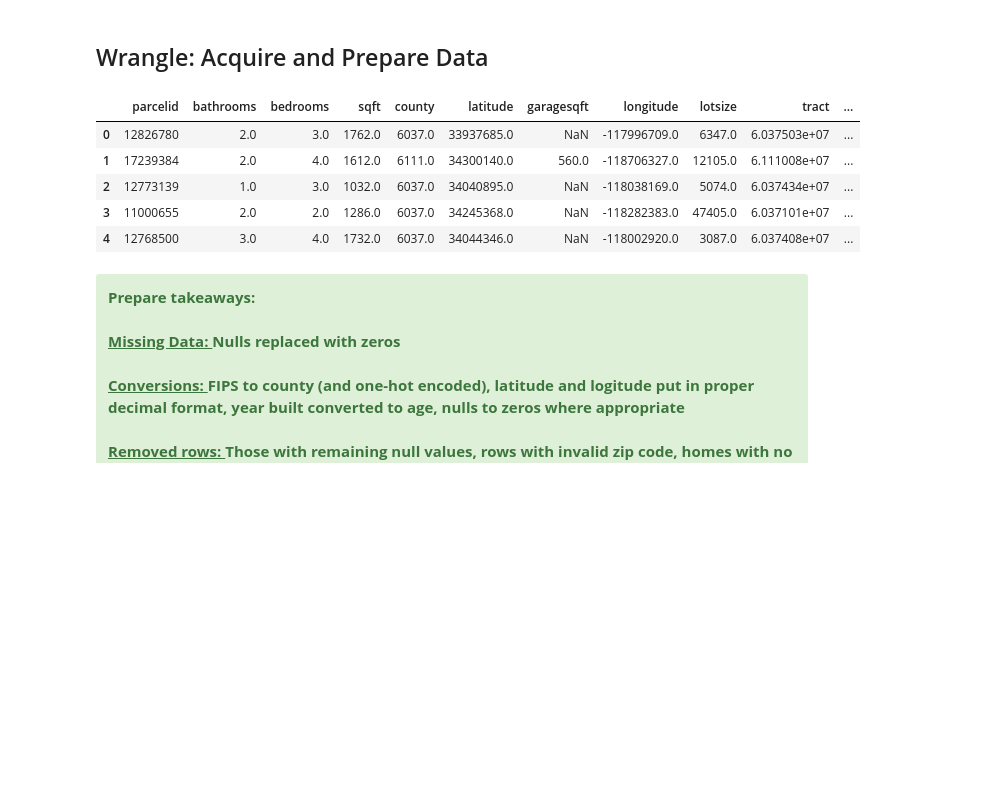
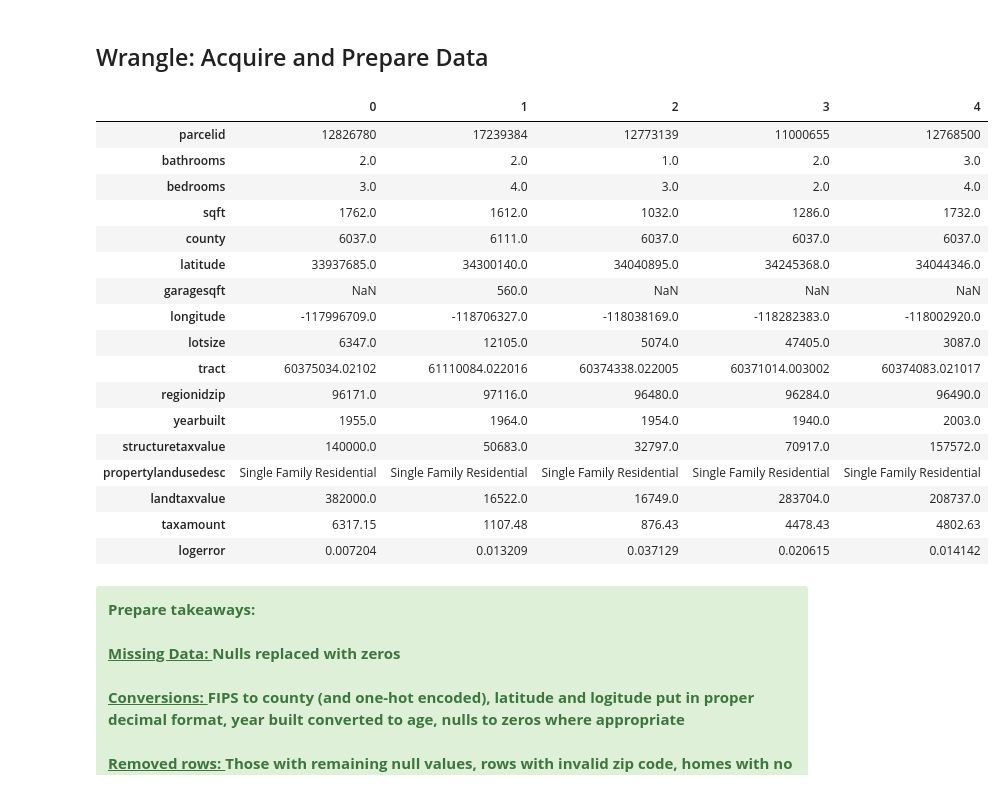
Before and after one commit to Codeup-Joe-Dan/zillow_clustering, a Jupyter notebook: final_notebook.ipynb, the cells around one changed output. Drawn from its saved outputs; the diff is of its cells as text; code cells hidden in the pictures; blank space fills up the shorter version.

```diff
--- a/final_notebook.ipynb
+++ b/final_notebook.ipynb
@@ -36,14 +36,26 @@ Goal 1:
 # %%
 # acquire zillow data
 df = wrangle.get_zillow()
-df.head()
+df.head().T
 # %% [output]
-|  | parcelid | bathrooms | bedrooms | sqft | county | latitude | garagesqft | longitude | lotsize | tract | ... |
-| 0 | 12826780 | 2.0 | 3.0 | 1762.0 | 6037.0 | 33937685.0 | NaN | -117996709.0 | 6347.0 | 6.037503e+07 | ... |
-| 1 | 17239384 | 2.0 | 4.0 | 1612.0 | 6111.0 | 34300140.0 | 560.0 | -118706327.0 | 12105.0 | 6.111008e+07 | ... |
-| 2 | 12773139 | 1.0 | 3.0 | 1032.0 | 6037.0 | 34040895.0 | NaN | -118038169.0 | 5074.0 | 6.037434e+07 | ... |
-| 3 | 11000655 | 2.0 | 2.0 | 1286.0 | 6037.0 | 34245368.0 | NaN | -118282383.0 | 47405.0 | 6.037101e+07 | ... |
-| 4 | 12768500 | 3.0 | 4.0 | 1732.0 | 6037.0 | 34044346.0 | NaN | -118002920.0 | 3087.0 | 6.037408e+07 | ... |
+|  | 0 | 1 | 2 | 3 | 4 |
+| parcelid | 12826780 | 17239384 | 12773139 | 11000655 | 12768500 |
+| bathrooms | 2.0 | 2.0 | 1.0 | 2.0 | 3.0 |
+| bedrooms | 3.0 | 4.0 | 3.0 | 2.0 | 4.0 |
+| sqft | 1762.0 | 1612.0 | 1032.0 | 1286.0 | 1732.0 |
+| county | 6037.0 | 6111.0 | 6037.0 | 6037.0 | 6037.0 |
+| latitude | 33937685.0 | 34300140.0 | 34040895.0 | 34245368.0 | 34044346.0 |
+| garagesqft | NaN | 560.0 | NaN | NaN | NaN |
+| longitude | -117996709.0 | -118706327.0 | -118038169.0 | -118282383.0 | -118002920.0 |
+| lotsize | 6347.0 | 12105.0 | 5074.0 | 47405.0 | 3087.0 |
+| tract | 60375034.02102 | 61110084.022016 | 60374338.022005 | 60371014.003002 | 60374083.021017 |
+| regionidzip | 96171.0 | 97116.0 | 96480.0 | 96284.0 | 96490.0 |
+| yearbuilt | 1955.0 | 1964.0 | 1954.0 | 1940.0 | 2003.0 |
+| structuretaxvalue | 140000.0 | 50683.0 | 32797.0 | 70917.0 | 157572.0 |
+| propertylandusedesc | Single Family Residential | Single Family Residential | Single Family Residential | Single Family Residential | Single Family Residential |
+| landtaxvalue | 382000.0 | 16522.0 | 16749.0 | 283704.0 | 208737.0 |
+| taxamount | 6317.15 | 1107.48 | 876.43 | 4478.43 | 4802.63 |
+| logerror | 0.007204 | 0.013209 | 0.037129 | 0.020615 | 0.014142 |
 # %%
 # prepare zillow data
 df = wrangle.prep_zillow(df)
```
Also changed, not shown: parts of 24 cells of this notebook, 3 other files.
